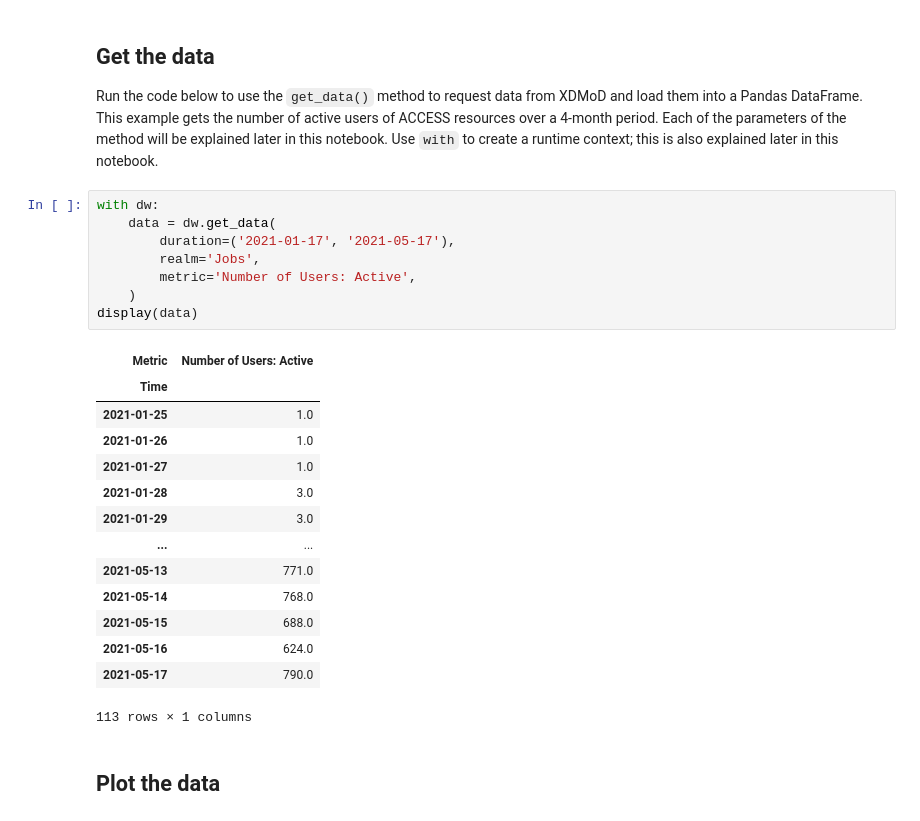
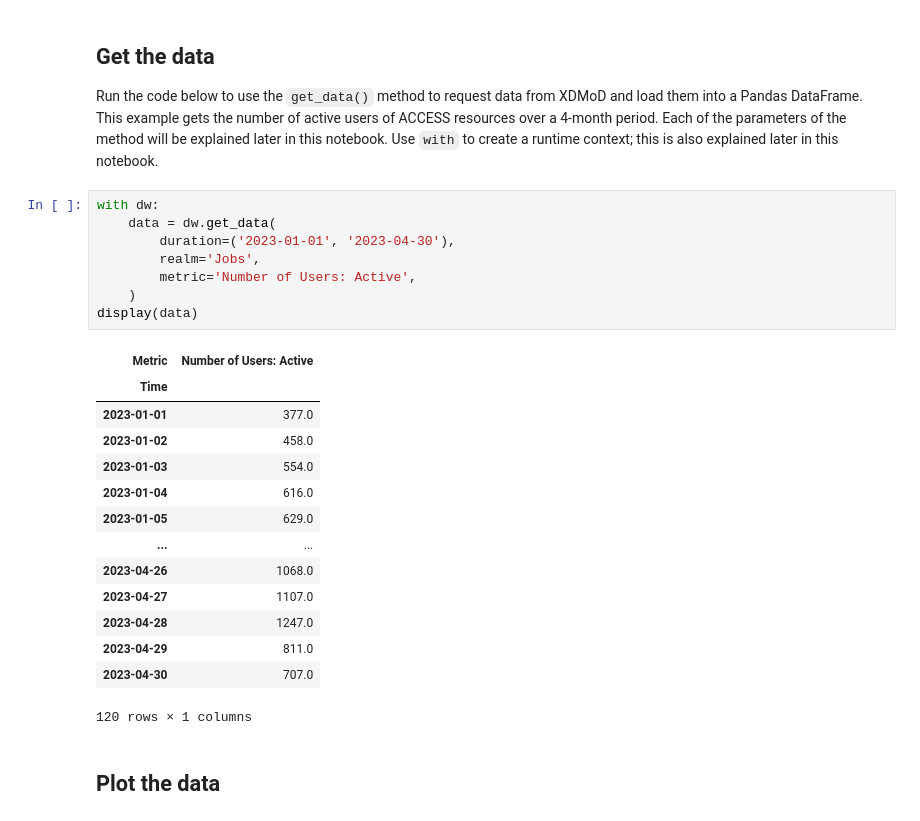
Before and after one commit to ubccr/xdmod-notebooks, a Jupyter notebook: XDMoD-Data-First-Example.ipynb, the cells around one changed output. Cells and saved outputs as stored; diff of their text form.

```diff
--- a/XDMoD-Data-First-Example.ipynb
+++ b/XDMoD-Data-First-Example.ipynb
@@ -73,26 +73,26 @@ Run the code below to use the `get_data()` method to request data from XDMoD and
 # %%
 with dw:
     data = dw.get_data(
-        duration=('2021-01-17', '2021-05-17'),
+        duration=('2023-01-01', '2023-04-30'),
         realm='Jobs',
         metric='Number of Users: Active',
     )
 display(data)
 # %% [output]
 | Metric | Number of Users: Active |
 | Time |  |
-| 2021-01-25 | 1.0 |
-| 2021-01-26 | 1.0 |
-| 2021-01-27 | 1.0 |
-| 2021-01-28 | 3.0 |
-| 2021-01-29 | 3.0 |
+| 2023-01-01 | 377.0 |
+| 2023-01-02 | 458.0 |
+| 2023-01-03 | 554.0 |
+| 2023-01-04 | 616.0 |
+| 2023-01-05 | 629.0 |
 | ... | ... |
-| 2021-05-13 | 771.0 |
-| 2021-05-14 | 768.0 |
-| 2021-05-15 | 688.0 |
-| 2021-05-16 | 624.0 |
-| 2021-05-17 | 790.0 |
+| 2023-04-26 | 1068.0 |
+| 2023-04-27 | 1107.0 |
+| 2023-04-28 | 1247.0 |
+| 2023-04-29 | 811.0 |
+| 2023-04-30 | 707.0 |
-113 rows × 1 columns
+120 rows × 1 columns
 # %% [markdown]
 ## Plot the data
 # %%
```
Also changed, not shown: parts of 10 cells of this notebook.
